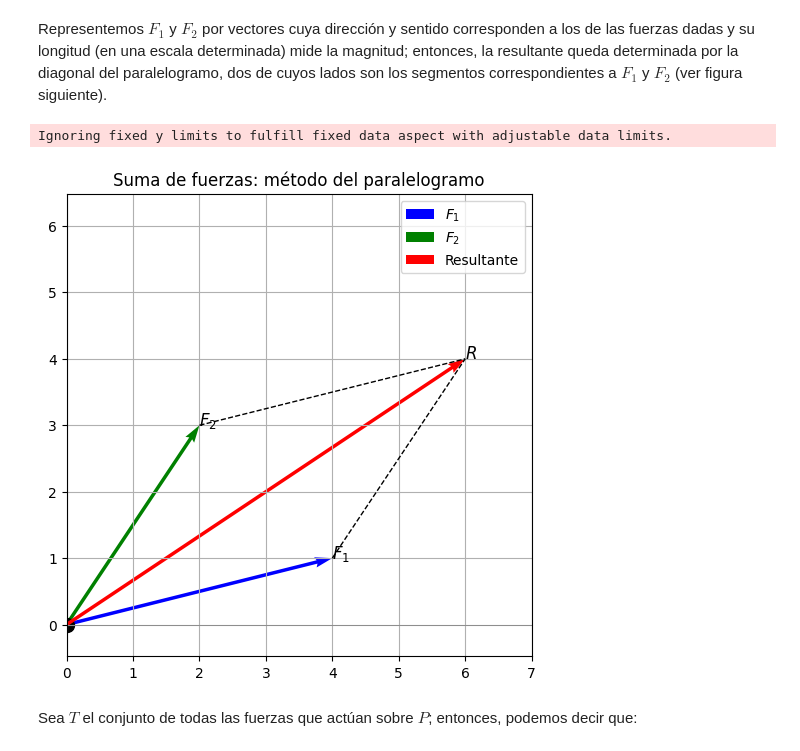
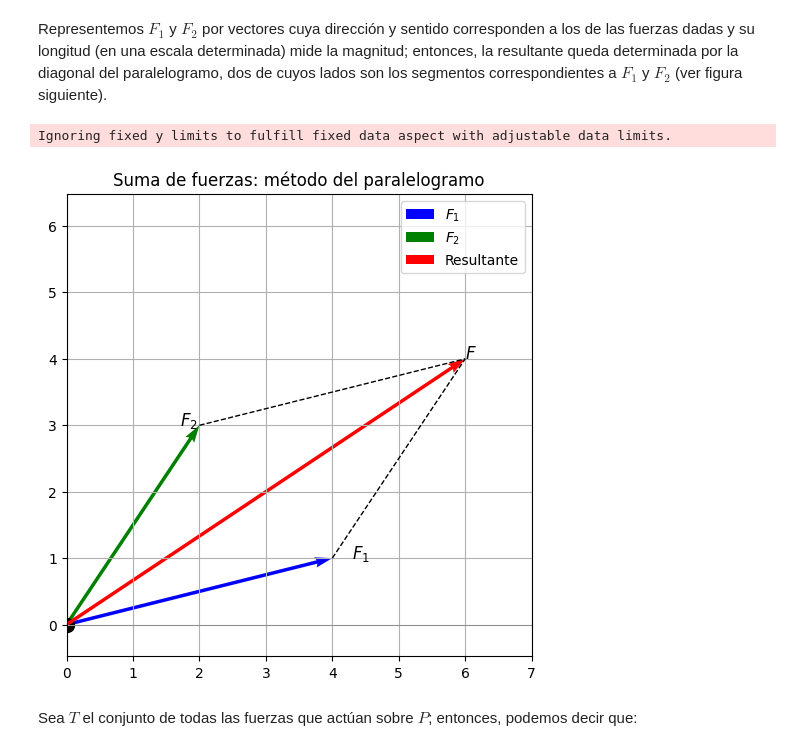
Before and after one commit to marco-canas/linear_algebra, a Jupyter notebook: 3_clases_segun_clara_mejia_laverde/1_cap/1_modulo/1_modulo.ipynb, the cells around one changed output. Drawn from its saved outputs; the diff is of its cells as text; code cells hidden in the pictures.

```diff
--- a/3_clases_segun_clara_mejia_laverde/1_cap/1_modulo/1_modulo.ipynb
+++ b/3_clases_segun_clara_mejia_laverde/1_cap/1_modulo/1_modulo.ipynb
@@ -169,37 +176,37 @@ O = np.array([0, 0])
 # Crear la figura
 plt.figure(figsize=(6, 6))
 
 # Dibujar los vectores F1 y F2 desde el origen
 plt.quiver(*O, *F1, angles='xy', scale_units='xy', scale=1, color='blue', label='$F_1$')
 plt.quiver(*O, *F2, angles='xy', scale_units='xy', scale=1, color='green', label='$F_2$')
 
 # Dibujar los lados del paralelogramo
 plt.plot([F1[0], R[0]], [F1[1], R[1]], 'k--', linewidth=1)
 plt.plot([F2[0], R[0]], [F2[1], R[1]], 'k--', linewidth=1)
 plt.scatter(*O, color='black', s = 100)  # Punto de origen
 
 # Dibujar la resultante
 plt.quiver(*O, *R, angles='xy', scale_units='xy', scale=1, color='red', label='Resultante')
 
 # Etiquetas
-plt.text(F1[0], F1[1], '$F_1$', fontsize=12)
-plt.text(F2[0], F2[1], '$F_2$', fontsize=12)
-plt.text(R[0], R[1], '$R$', fontsize=12)
+plt.text(F1[0]+0.3, F1[1], '$F_1$', fontsize=12)
+plt.text(F2[0]-0.3, F2[1], '$F_2$', fontsize=12)
+plt.text(R[0], R[1], '$F$', fontsize=12)
 
 # Configuración del gráfico
 plt.axhline(0, color='gray', linewidth=0.5)
 plt.axvline(0, color='gray', linewidth=0.5)
 plt.grid(True)
 plt.axis('equal')
 plt.xlim(0, 7)
 plt.ylim(0, 6)
 plt.legend()
 plt.title('Suma de fuerzas: método del paralelogramo')
 plt.savefig(r"C:\Users\marco\Downloads\suma_fuerzas_paralelogramo.png")
 plt.show()
 # %% [output]
 Ignoring fixed y limits to fulfill fixed data aspect with adjustable data limits.
-[figure, old version]
+[figure, new version]
 # %% [markdown]
 Sea $T$ el conjunto de todas las fuerzas que actúan sobre $P$; entonces, podemos decir que:
 # %% [markdown]
```
Also changed, not shown: parts of 63 cells of this notebook.
